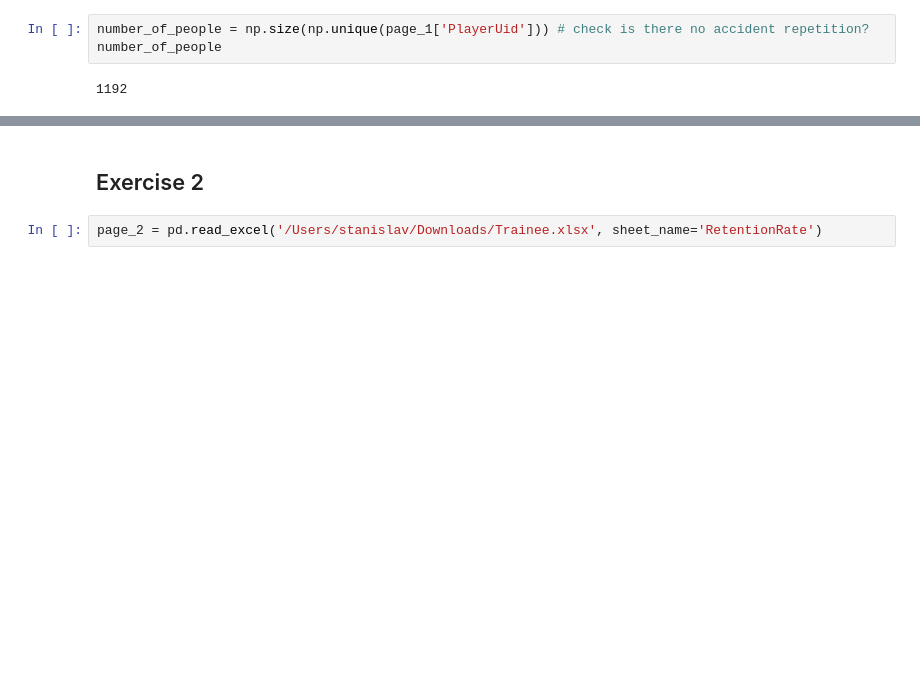
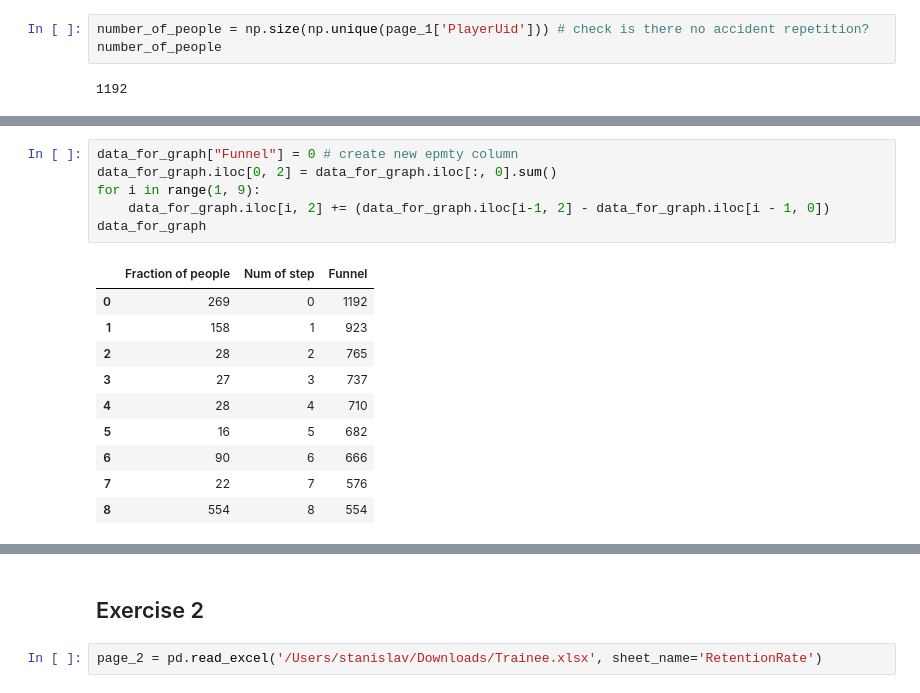
Before and after one commit to JackDrinkwater/machine_learning_lessons, a Jupyter notebook: test_ex.ipynb, the cells around one changed output, grey strips where cells are left out. Drawn from its saved outputs; the diff is of its cells as text; blank space fills up the shorter version.

```diff
--- a/test_ex.ipynb
+++ b/test_ex.ipynb
@@ -54 +53,18 @@ data_for_graph
+# %%
+data_for_graph["Funnel"] = 0 # create new epmty column
+data_for_graph.iloc[0, 2] = data_for_graph.iloc[:, 0].sum()
+for i in range(1, 9):
+    data_for_graph.iloc[i, 2] += (data_for_graph.iloc[i-1, 2] - data_for_graph.iloc[i - 1, 0])
+data_for_graph
+# %% [output]
+|  | Fraction of people | Num of step | Funnel |
+| 0 | 269 | 0 | 1192 |
+| 1 | 158 | 1 | 923 |
+| 2 | 28 | 2 | 765 |
+| 3 | 27 | 3 | 737 |
+| 4 | 28 | 4 | 710 |
+| 5 | 16 | 5 | 682 |
+| 6 | 90 | 6 | 666 |
+| 7 | 22 | 7 | 576 |
+| 8 | 554 | 8 | 554 |
 # %%
```
Also changed, not shown: parts of 6 cells of this notebook.
